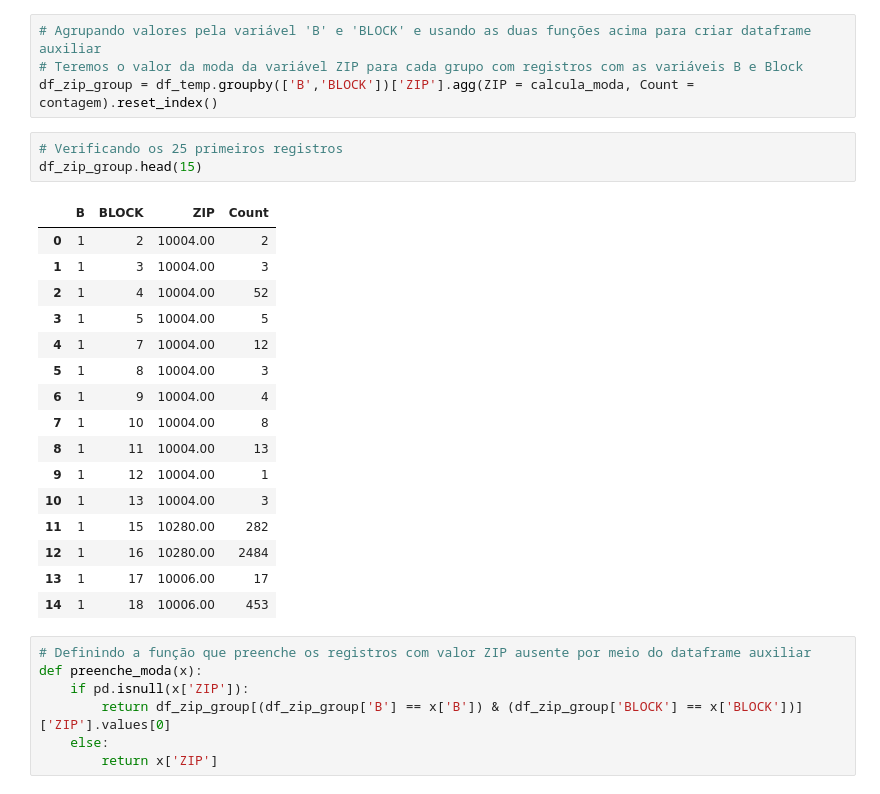
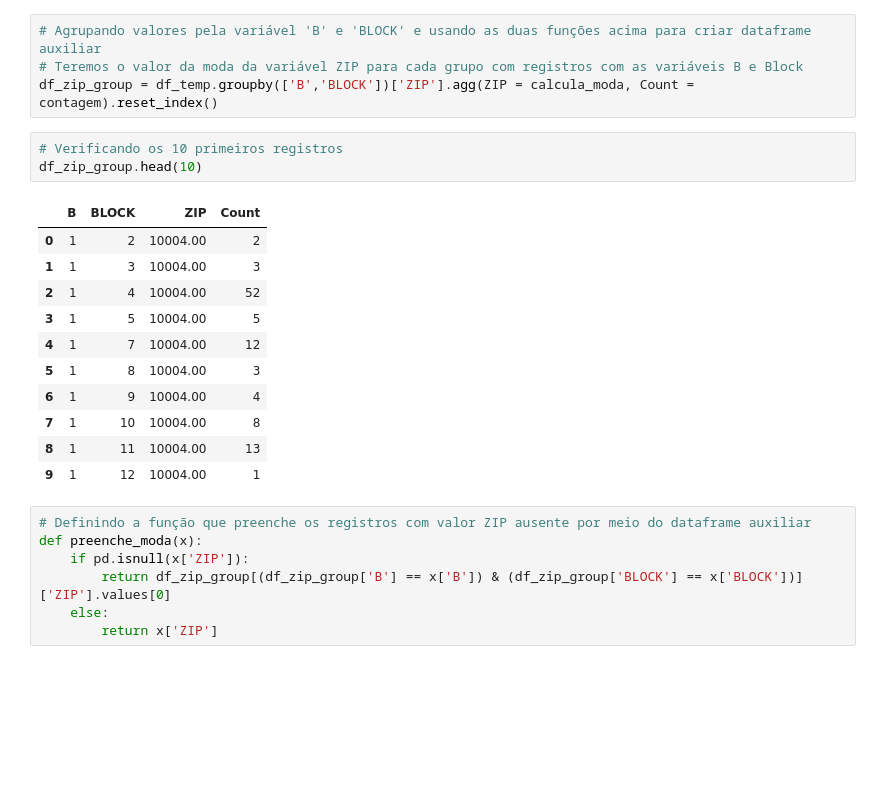
Before and after one commit to th14g0cust0d10/Projeto_DQR_Python, a Jupyter notebook: DQR_Property_valuation.ipynb, the cells around one changed output. Cells and saved outputs as stored; diff of their text form; blank space fills up the shorter version.

```diff
--- a/DQR_Property_valuation.ipynb
+++ b/DQR_Property_valuation.ipynb
@@ -825,25 +825,20 @@ def contagem(x):
 # Teremos o valor da moda da variável ZIP para cada grupo com registros com as variáveis B e Block
 df_zip_group = df_temp.groupby(['B','BLOCK'])['ZIP'].agg(ZIP = calcula_moda, Count = contagem).reset_index()
 # %%
-# Verificando os 25 primeiros registros
-df_zip_group.head(15)
+# Verificando os 10 primeiros registros
+df_zip_group.head(10)
 # %% [output]
 |  | B | BLOCK | ZIP | Count |
 | 0 | 1 | 2 | 10004.00 | 2 |
 | 1 | 1 | 3 | 10004.00 | 3 |
 | 2 | 1 | 4 | 10004.00 | 52 |
 | 3 | 1 | 5 | 10004.00 | 5 |
 | 4 | 1 | 7 | 10004.00 | 12 |
 | 5 | 1 | 8 | 10004.00 | 3 |
 | 6 | 1 | 9 | 10004.00 | 4 |
 | 7 | 1 | 10 | 10004.00 | 8 |
 | 8 | 1 | 11 | 10004.00 | 13 |
 | 9 | 1 | 12 | 10004.00 | 1 |
-| 10 | 1 | 13 | 10004.00 | 3 |
-| 11 | 1 | 15 | 10280.00 | 282 |
-| 12 | 1 | 16 | 10280.00 | 2484 |
-| 13 | 1 | 17 | 10006.00 | 17 |
-| 14 | 1 | 18 | 10006.00 | 453 |
 # %%
 # Definindo a função que preenche os registros com valor ZIP ausente por meio do dataframe auxiliar
 def preenche_moda(x):
```
Also changed, not shown: parts of 9 cells of this notebook.
